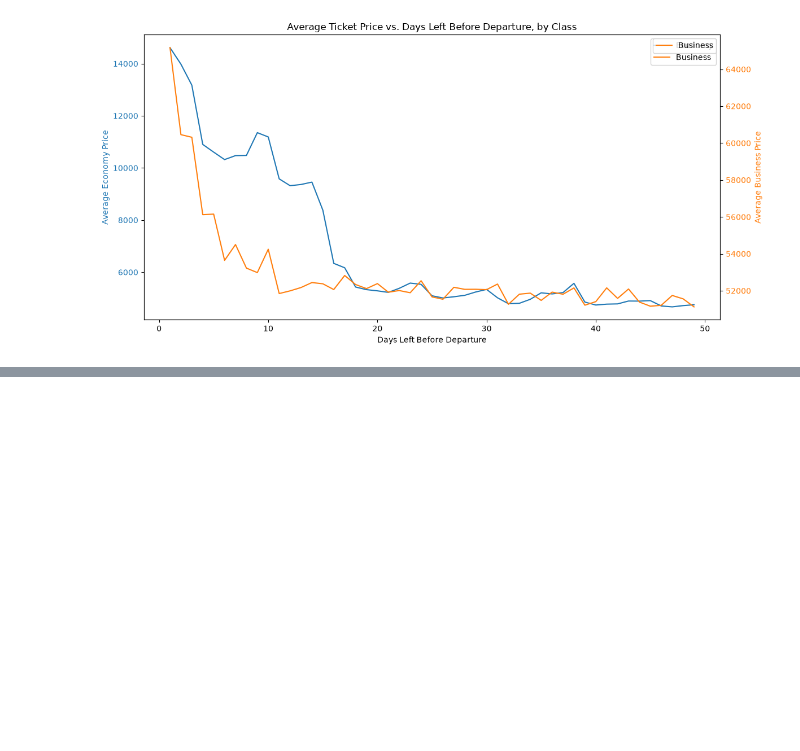
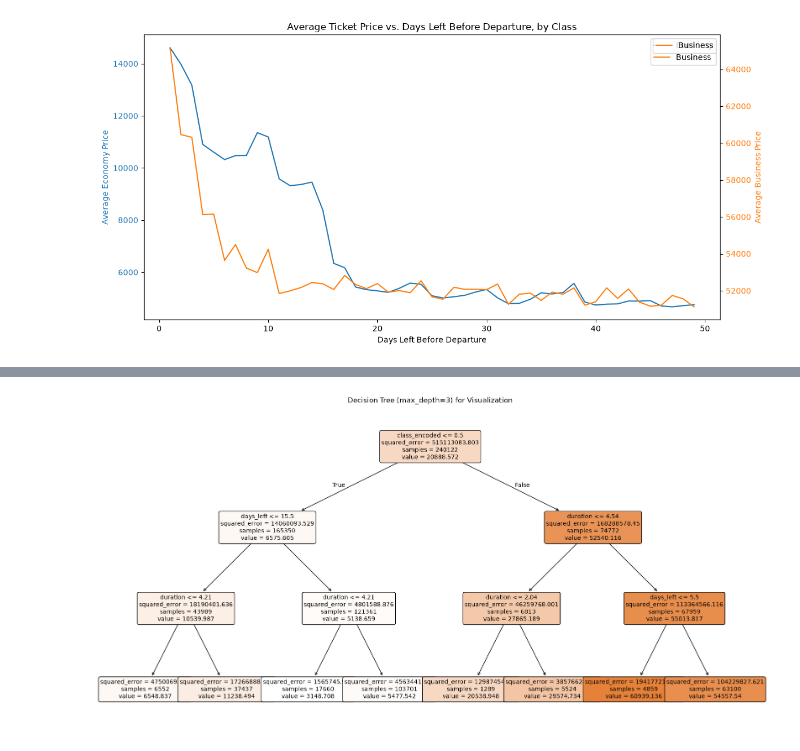
Before and after one commit to bradley-black/Flight-Data-Predictions, a Jupyter notebook: main.ipynb, the cells around one changed output, grey strips where cells are left out. Drawn from its saved outputs; the diff is of its cells as text; code cells hidden in the pictures; blank space fills up the shorter version.

```diff
--- a/main.ipynb
+++ b/main.ipynb
@@ -180,0 +203,27 @@ plt.show()
+# %%
+#Training a Linear Regression model
+from sklearn.linear_model import LinearRegression
+from sklearn.tree import DecisionTreeRegressor
+from sklearn.ensemble import RandomForestRegressor
+from sklearn.metrics import r2_score, mean_absolute_error
+
+model = {
+    "Linear Regression": LinearRegression(),
+    "Decision Tree": DecisionTreeRegressor(random_state=42),
+    "Random Forest": RandomForestRegressor(random_state=42),
+    "Random Forest (tuned)": RandomForestRegressor(
+        n_estimators=200,
+        max_depth=8,
+        min_samples_leaf=20,
+        random_state=42,
+    ),
+}
+
+for name, model in model.items():
+    model.fit(X_train, y_train)
+    y_pred = model.predict(X_test)
+    r2 = r2_score(y_test, y_pred)
+    mae = mean_absolute_error(y_test, y_pred)
+    print(f"{name}:")
+    print(f"  R² Score: {r2}")
+    print(f"  Mean Absolute Error: {mae}")
@@ -180,0 +243,19 @@ plt.show()
+# %%
+from sklearn.tree import plot_tree
+
+viz_tree = DecisionTreeRegressor(max_depth=3, random_state=42)
+viz_tree.fit(X_train, y_train)
+
+fig, ax = plt.subplots(figsize=(20, 10))
+plot_tree(
+    viz_tree,
+    feature_names=X.columns,
+    filled=True,
+    rounded=True,
+    fontsize=10,
+    ax=ax,
+)
+plt.title("Decision Tree (max_depth=3) for Visualization")
+plt.show()
+# %% [output]
+[figure, added]
```
Also changed, not shown: parts of 7 cells of this notebook, 2 other files.
